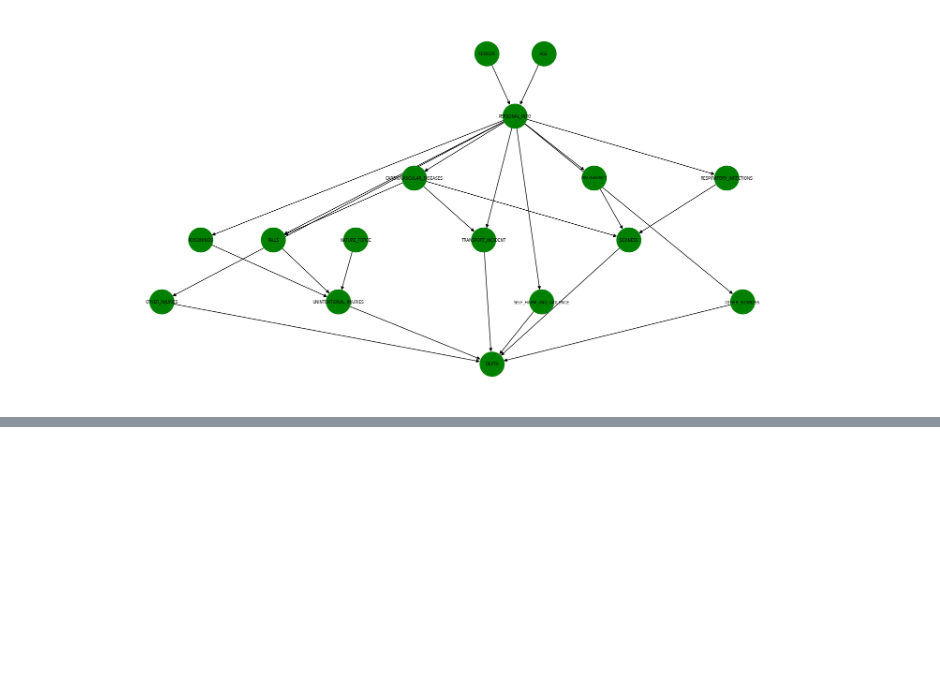
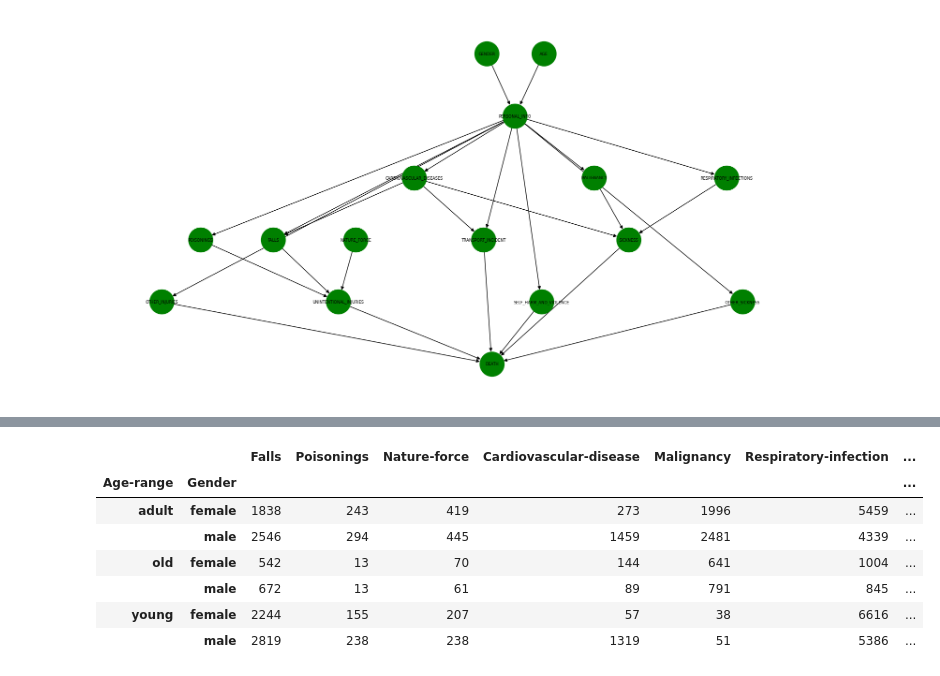
Before and after one commit to AndreaZecca/ByeBayes, a Jupyter notebook: project.ipynb, the cells around one changed output, grey strips where cells are left out. Saved outputs shown, nothing was run; the diff lists cells and outputs as text; code cells hidden in the pictures; blank space fills up the shorter version.

```diff
--- a/project.ipynb
+++ b/project.ipynb
@@ -55,0 +69,14 @@ data = BIFReader("./data/probabilities.bif")
+# %%
+# Creation of a compressed dataset grouping data for age-range
+
+compressed_dataset = dataset.drop("ID",axis=1).groupby(["Age-range","Gender"]).sum()
+compressed_dataset.head(6)
+# %% [output]
+|  |  | Falls | Poisonings | Nature-force | Cardiovascular-disease | Malignancy | Respiratory-infection | ... |
+| Age-range | Gender |  |  |  |  |  |  | ... |
+| adult | female | 1838 | 243 | 419 | 273 | 1996 | 5459 | ... |
+|  | male | 2546 | 294 | 445 | 1459 | 2481 | 4339 | ... |
+| old | female | 542 | 13 | 70 | 144 | 641 | 1004 | ... |
+|  | male | 672 | 13 | 61 | 89 | 791 | 845 | ... |
+| young | female | 2244 | 155 | 207 | 57 | 38 | 6616 | ... |
+|  | male | 2819 | 238 | 238 | 1319 | 51 | 5386 | ... |
```
Also changed, not shown: parts of 8 cells of this notebook, 2 other files.
